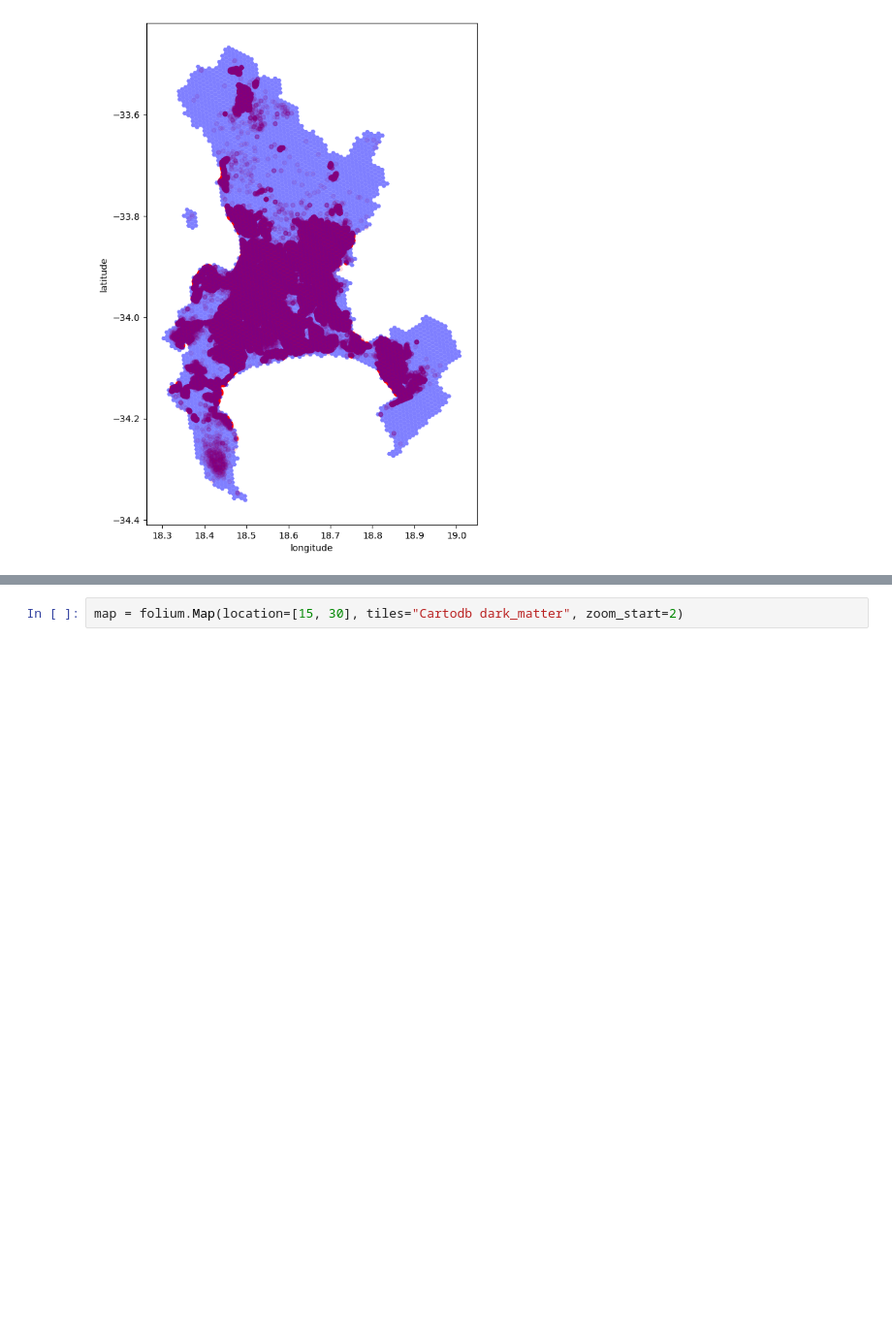
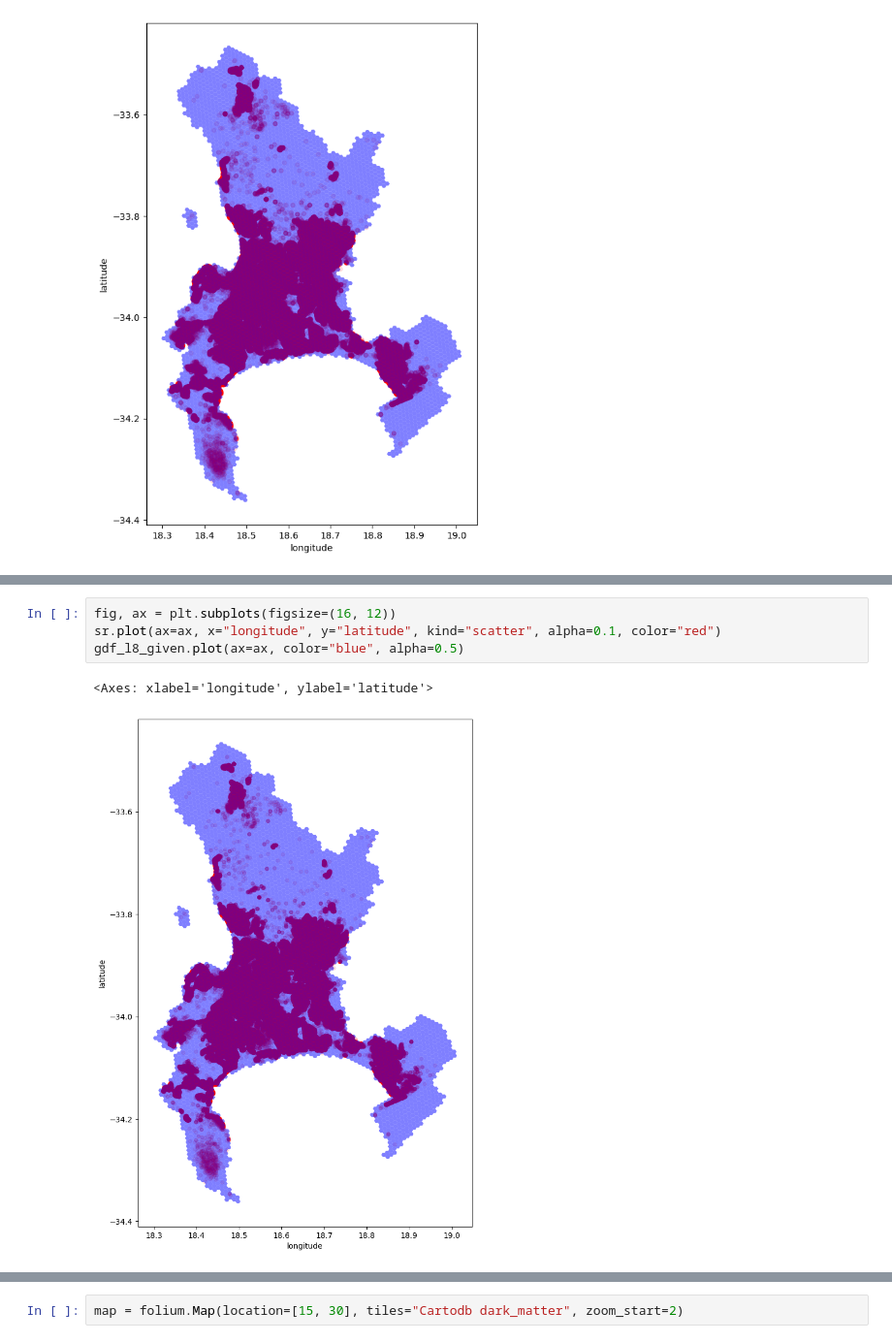
Before and after one commit to AndrewCloete/ds_code_challenge, a Jupyter notebook: Untitled.ipynb, the cells around one changed output, grey strips where cells are left out. Shown at 97% size. Cells and saved outputs as stored; diff of their text form; blank space fills up the shorter version.

```diff
--- a/Untitled.ipynb
+++ b/Untitled.ipynb
@@ -46,0 +81,7 @@ sr["h3_index"] = sr.apply(lambda x: h3.geo_to_h3(x["latitude"], x["longitude"],
+# %%
+fig, ax = plt.subplots(figsize=(16, 12))
+sr.plot(ax=ax, x="longitude", y="latitude", kind="scatter", alpha=0.1, color="red")
+gdf_l8_given.plot(ax=ax, color="blue", alpha=0.5)
+# %% [output]
+<Axes: xlabel='longitude', ylabel='latitude'>
+[figure, added]
```
Also changed, not shown: parts of 7 cells of this notebook.
